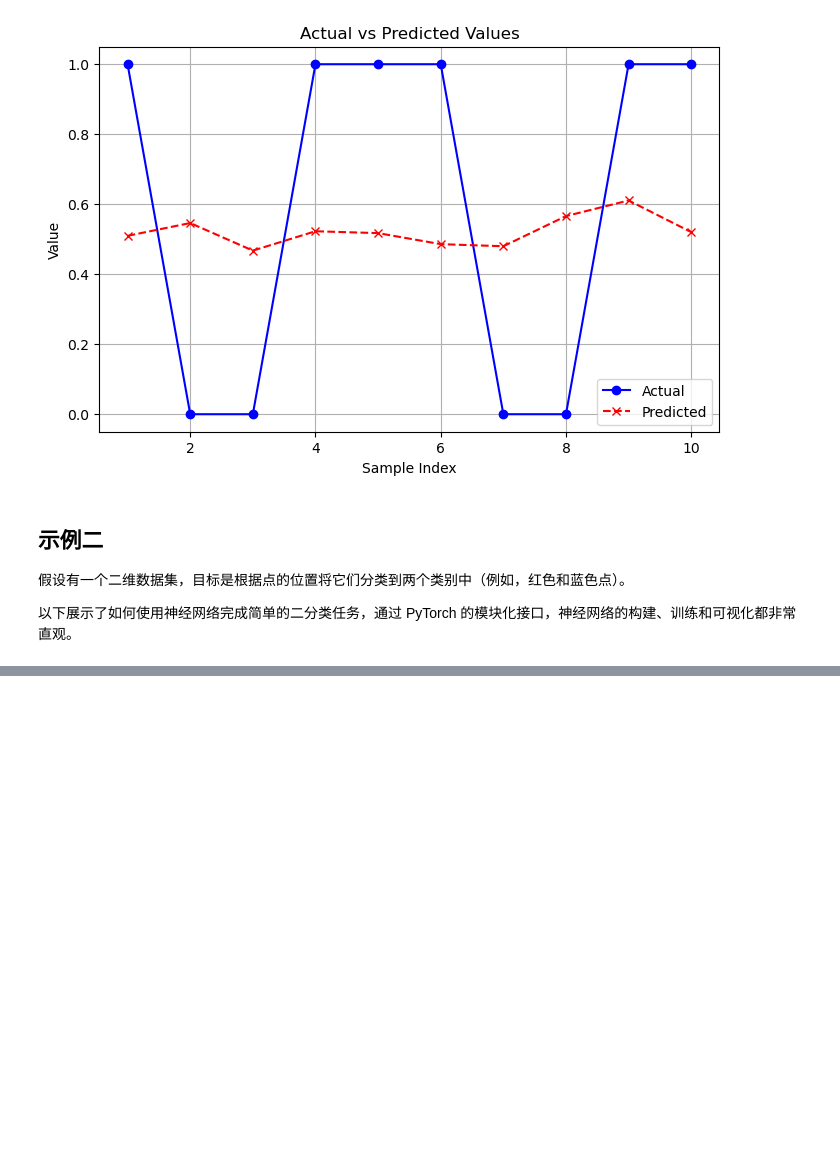
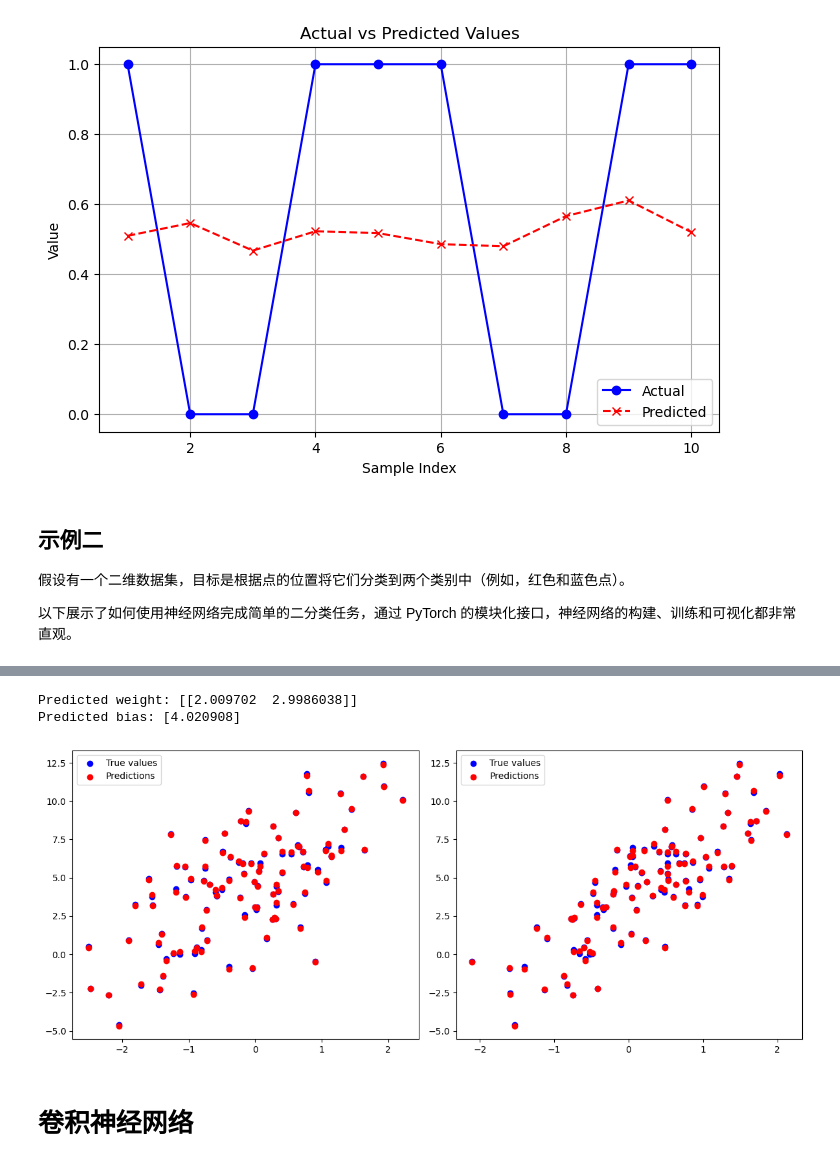
Before and after one commit to floaritay/floaritay.github.io, a Jupyter notebook: DeepLearing/PyTorch.ipynb, the cells around one changed output, grey strips where cells are left out. Cells and saved outputs as stored; diff of their text form; code cells hidden in the pictures; blank space fills up the shorter version.

```diff
--- a/DeepLearing/PyTorch.ipynb
+++ b/DeepLearing/PyTorch.ipynb
@@ -852,0 +1242,20 @@ plt.show()
+# %%
+# 训练模型
+epochs = 1000  # 训练 1000 轮
+for epoch in range(epochs):
+    model.train()  # 设置模型为训练模式
+
+    # 前向传播
+    predictions = model(X)  # 模型输出预测值
+    loss = criterion(predictions.squeeze(), Y)  # 计算损失
+    # 注意：predictions 的形状是 (3, 1)，而 Y 的形状是 (3,)。所以预测值需要压缩为1D
+    # .squeeze()移除张量中大小为 1 的维度
+
+    # 反向传播
+    optimizer.zero_grad()  # 清空之前的梯度
+    loss.backward()  # 计算梯度
+    optimizer.step()  # 更新模型参数
+
+    # 打印损失
+    if (epoch + 1) % 100 == 0:
+        print(f'Epoch [{epoch + 1}/1000], Loss: {loss.item():.4f}')
@@ -852,0 +1273,32 @@ plt.show()
+# %%
+# 查看训练后的权重和偏置
+print(f'Predicted weight: {model.linear.weight.data.numpy()}') # 模型的输出权重应该接近 true_w 和 true_b
+print(f'Predicted bias: {model.linear.bias.data.numpy()}')
+
+# 在新数据上做预测
+with torch.no_grad():  # 评估时不需要计算梯度
+    predictions = model(X)
+
+# 可视化预测与实际值
+# 绘制第一个特征的散点图
+plt.figure(figsize=(12, 5))
+plt.subplot(1, 2, 1)
+plt.scatter(X[:, 0], Y, color='blue', label='True values')
+plt.scatter(X[:, 0], predictions, color='red', label='Predictions')
+plt.legend()
+
+# 绘制第二个特征的散点图
+plt.subplot(1, 2, 2)
+plt.scatter(X[:, 1], Y, color='blue', label='True values')
+plt.scatter(X[:, 1], predictions, color='red', label='Predictions')
+plt.legend()
+
+plt.tight_layout()
+plt.show()
+# 在可视化的散点图中，蓝色点表示真实值，红色点表示模型的预测值。我们希望看到红色点与蓝色点尽可能接近，表明模型成功学习了数据的线性关系。
+# %% [output]
+Predicted weight: [[2.009702  2.9986038]]
+Predicted bias: [4.020908]
+[figure, added]
+# %% [markdown]
+# 卷积神经网络
```
Also changed, not shown: parts of 44 cells of this notebook, 3 other files.
